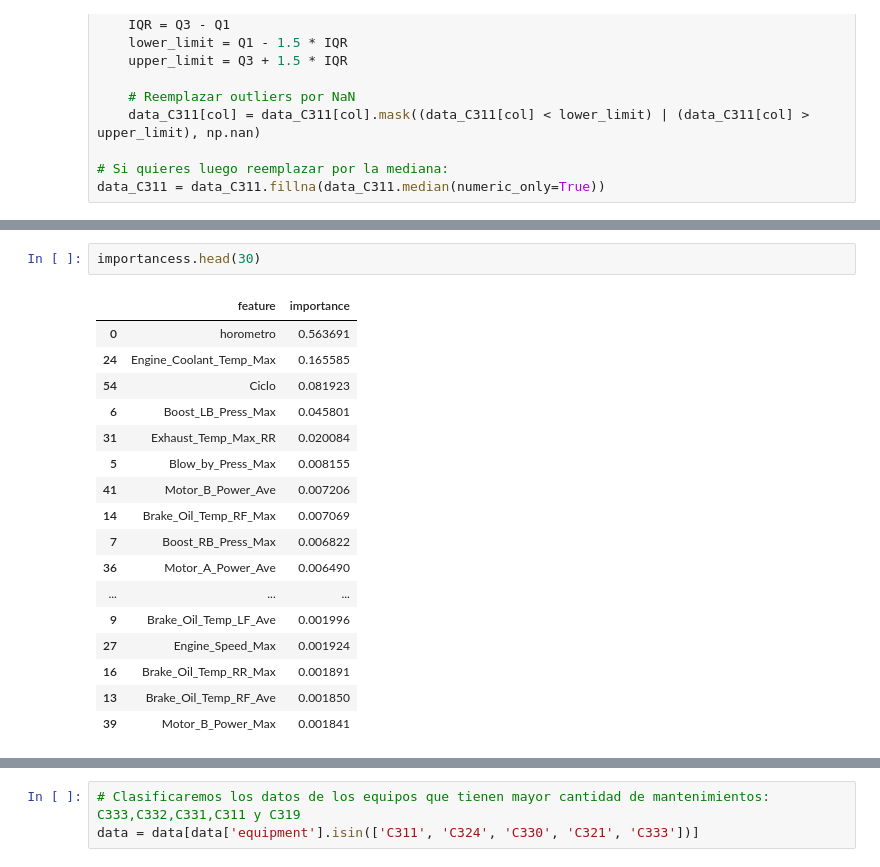
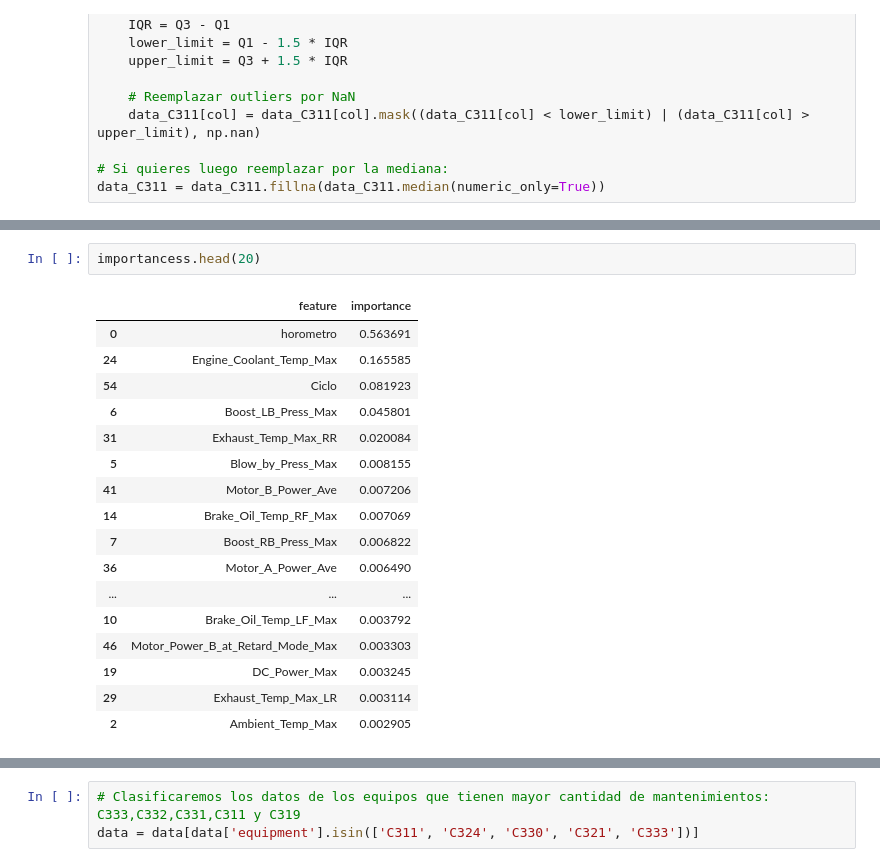
Before and after one commit to ETorresSacha/Prediccion-RULL, a Jupyter notebook: analisis_datos_reto.ipynb, the cells around one changed output, grey strips where cells are left out. Drawn from its saved outputs; the diff is of its cells as text.

```diff
--- a/analisis_datos_reto.ipynb
+++ b/analisis_datos_reto.ipynb
@@ -179,20 +158,20 @@ dtype: float64
 # %%
-importancess.head(30)
+importancess.head(20)
 # %% [output]
 |  | feature | importance |
 | 0 | horometro | 0.563691 |
 | 24 | Engine_Coolant_Temp_Max | 0.165585 |
 | 54 | Ciclo | 0.081923 |
 | 6 | Boost_LB_Press_Max | 0.045801 |
 | 31 | Exhaust_Temp_Max_RR | 0.020084 |
 | 5 | Blow_by_Press_Max | 0.008155 |
 | 41 | Motor_B_Power_Ave | 0.007206 |
 | 14 | Brake_Oil_Temp_RF_Max | 0.007069 |
 | 7 | Boost_RB_Press_Max | 0.006822 |
 | 36 | Motor_A_Power_Ave | 0.006490 |
 | ... | ... | ... |
-| 9 | Brake_Oil_Temp_LF_Ave | 0.001996 |
-| 27 | Engine_Speed_Max | 0.001924 |
-| 16 | Brake_Oil_Temp_RR_Max | 0.001891 |
-| 13 | Brake_Oil_Temp_RF_Ave | 0.001850 |
-| 39 | Motor_B_Power_Max | 0.001841 |
+| 10 | Brake_Oil_Temp_LF_Max | 0.003792 |
+| 46 | Motor_Power_B_at_Retard_Mode_Max | 0.003303 |
+| 19 | DC_Power_Max | 0.003245 |
+| 29 | Exhaust_Temp_Max_LR | 0.003114 |
+| 2 | Ambient_Temp_Max | 0.002905 |
```
Also changed, not shown: parts of 19 cells of this notebook.
